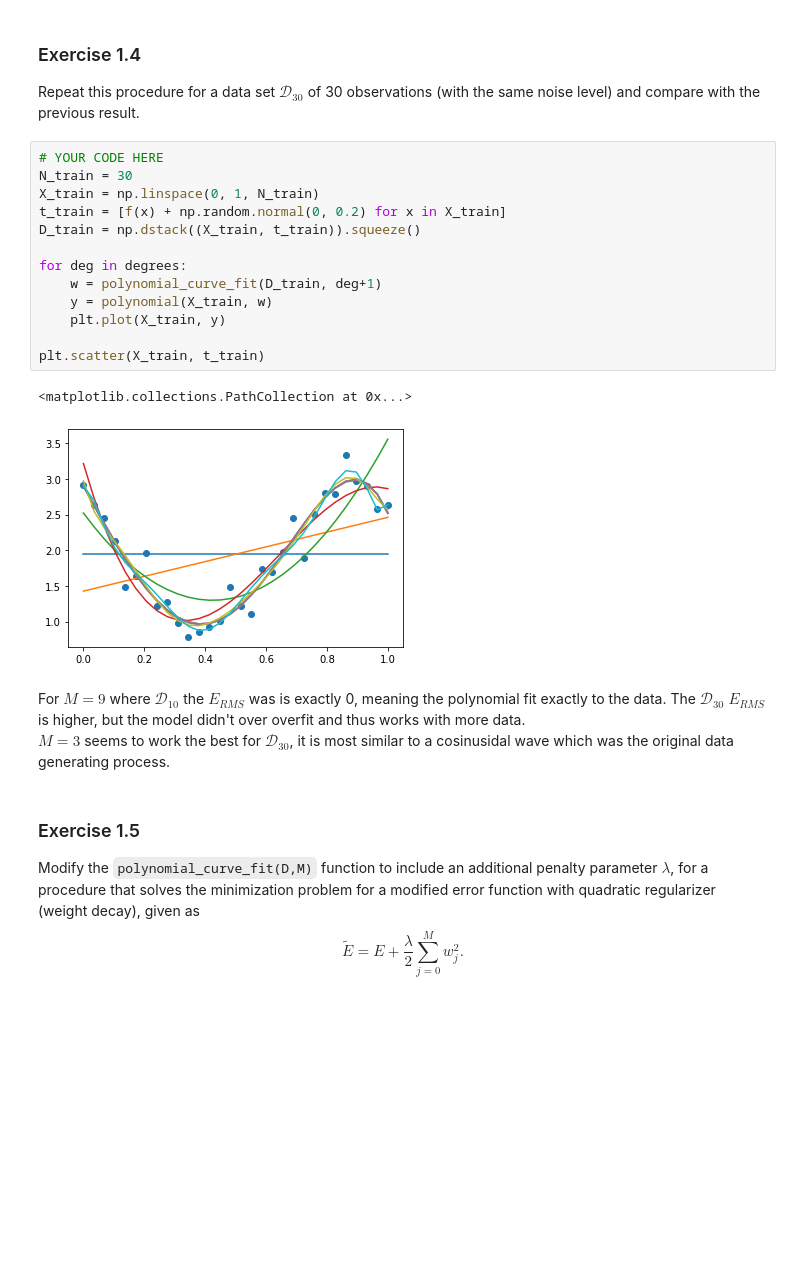
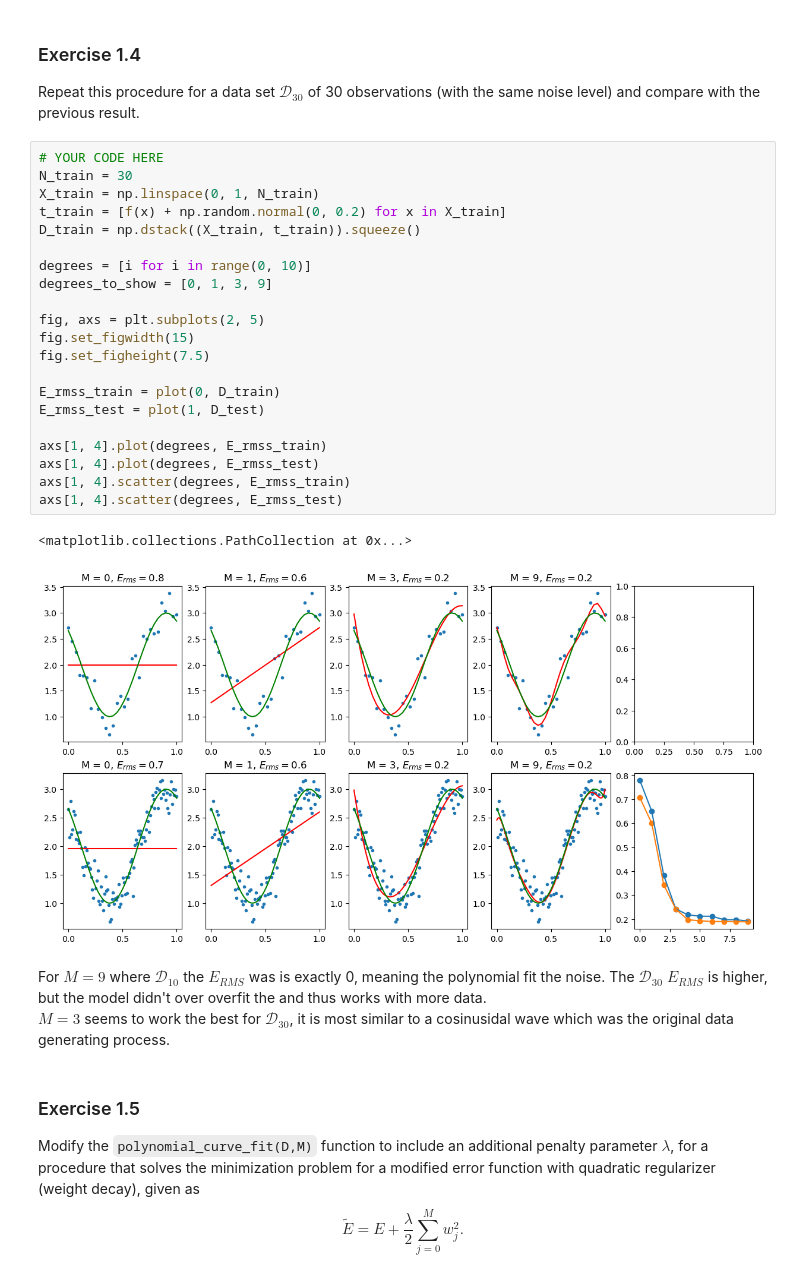
Before and after one commit to JvPost/SML, a Jupyter notebook: SML22_as01_1.ipynb, the cells around one changed output. Drawn from its saved outputs; the diff is of its cells as text; blank space fills up the shorter version.

```diff
--- a/SML22_as01_1.ipynb
+++ b/SML22_as01_1.ipynb
@@ -227,21 +252,29 @@ Repeat this procedure for a data set $\mathcal{D}_{30}$ of 30 observations (with
 # %%
 # YOUR CODE HERE
 N_train = 30
 X_train = np.linspace(0, 1, N_train)
 t_train = [f(x) + np.random.normal(0, 0.2) for x in X_train]
 D_train = np.dstack((X_train, t_train)).squeeze()
 
-for deg in degrees:
-    w = polynomial_curve_fit(D_train, deg+1)
-    y = polynomial(X_train, w)
-    plt.plot(X_train, y)
+degrees = [i for i in range(0, 10)]
+degrees_to_show = [0, 1, 3, 9]
 
-plt.scatter(X_train, t_train)
+fig, axs = plt.subplots(2, 5)
+fig.set_figwidth(15)
+fig.set_figheight(7.5)
+
+E_rmss_train = plot(0, D_train)
+E_rmss_test = plot(1, D_test)
+
+axs[1, 4].plot(degrees, E_rmss_train)
+axs[1, 4].plot(degrees, E_rmss_test)
+axs[1, 4].scatter(degrees, E_rmss_train)
+axs[1, 4].scatter(degrees, E_rmss_test)
 # %% [output]
 <matplotlib.collections.PathCollection at 0x...>
-[figure, old version]
+[figure, new version]
 # %% [markdown]
-For $M=9$ where $\mathcal{D}_{10}$ the $E_{RMS}$ was is exactly 0, meaning the polynomial fit exactly to the data. The $\mathcal{D}_{30}$ $E_{RMS}$ is higher, but the model didn't over overfit and thus works with more data.
+For $M=9$ where $\mathcal{D}_{10}$ the $E_{RMS}$ was is exactly 0, meaning the polynomial fit the noise. The $\mathcal{D}_{30}$ $E_{RMS}$ is higher, but the model didn't over overfit the and thus works with more data.
 $M=3$ seems to work the best for $\mathcal{D}_{30}$, it is most similar to a cosinusidal wave which was the original data generating process.
 # %% [markdown]
 ### Exercise 1.5
```
Also changed, not shown: parts of 2 cells of this notebook.
